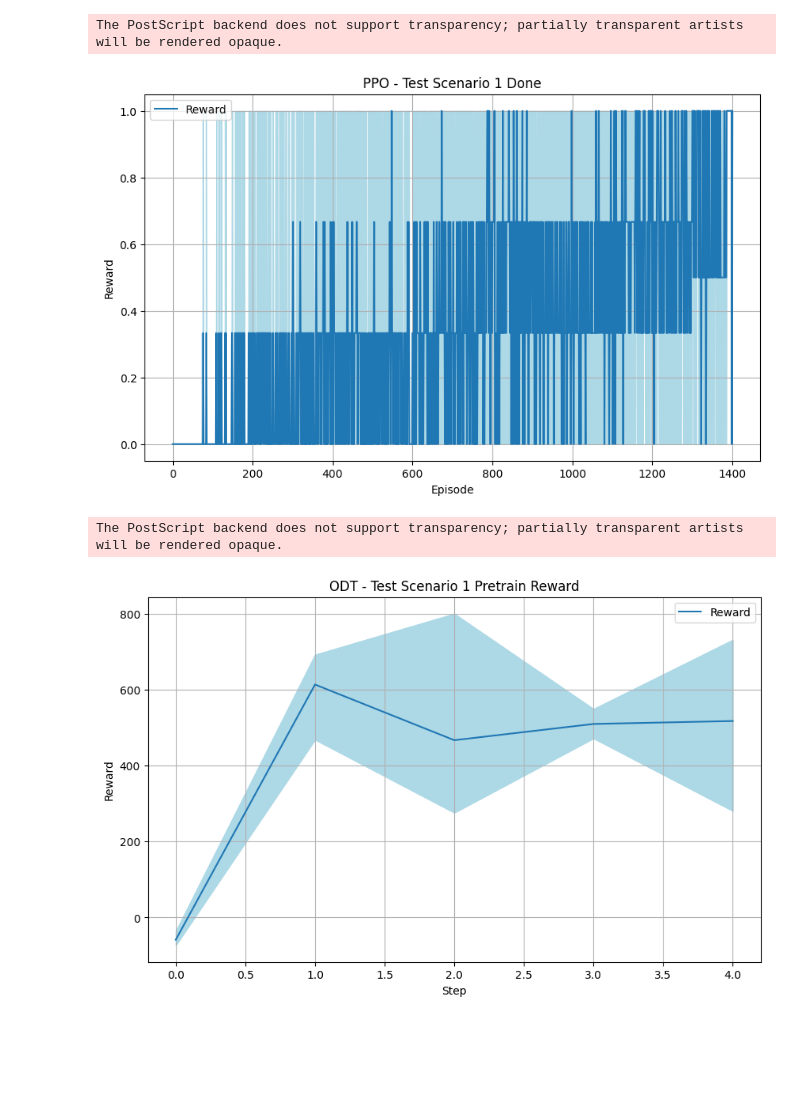
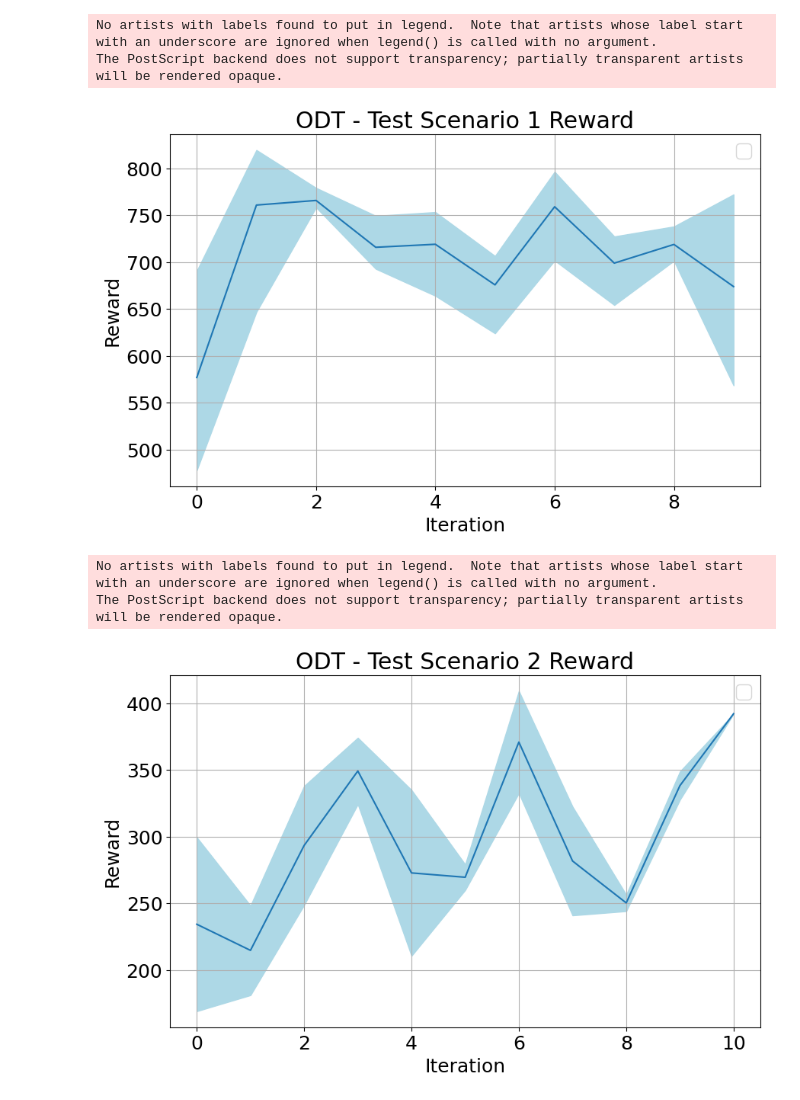
Before and after one commit to rikulehtonen/testgen-benchmarks, a Jupyter notebook: testing/graphs/graphs.ipynb, the cells around one changed output. Saved outputs shown, nothing was run; the diff lists cells and outputs as text; code cells hidden in the pictures; blank space fills up the shorter version.

Commit message:
updated graphs

```diff
--- a/testing/graphs/graphs.ipynb
+++ b/testing/graphs/graphs.ipynb
@@ -1,6 +1,8 @@
 # %%
 import pandas as pd
 import matplotlib.pyplot as plt
+
+plt.rcParams.update({'font.size': 12})
 
 # Replace 'your_file.csv' with the path to your actual CSV file
 file_path = 'ppo_pretraining.csv'
@@ -19,11 +21,11 @@ lighter_color = '#ADD8E6'  # Light blue color, you can adjust as needed
 
 # Plotting the data
 plt.figure(figsize=(10, 6))
-plt.plot(df_filtered["Step"], df_filtered["Group: ppo_pretraining - ep_reward"], label="Reward")
-plt.fill_between(df_filtered["Step"], df_filtered["Group: ppo_pretraining - ep_reward__MIN"], df_filtered["Group: ppo_pretraining - ep_reward__MAX"], color=lighter_color)
+plt.plot(df_filtered["Step"], df_filtered["Group: ppo_pretraining - ep_reward"], color="#ff8c00")
+plt.fill_between(df_filtered["Step"], df_filtered["Group: ppo_pretraining - ep_reward__MIN"], df_filtered["Group: ppo_pretraining - ep_reward__MAX"], color="#fed8b1")
 plt.xlabel("Episode")
 plt.ylabel("Reward")
-plt.title("PPO - Pretraining")
+plt.title("PPO - Pre-training Reward")
 plt.legend()
 plt.grid(True)
 
@@ -38,4 +41,5 @@ The PostScript backend does not support transparency; partially transparent arti
 # %%
+plt.rcParams.update({'font.size': 18})
 # Replace 'your_file.csv' with the path to your actual CSV file
 file_path = 'ppo_tc2.csv'
 
@@ -53,7 +57,7 @@ lighter_color = '#ADD8E6'  # Light blue color, you can adjust as needed
 
 # Plotting the data
 plt.figure(figsize=(10, 6))
-plt.plot(df_filtered["Step"], df_filtered["Group: PPO_TC2 - ep_reward"], label="Reward")
+plt.plot(df_filtered["Step"], df_filtered["Group: PPO_TC2 - ep_reward"])
 plt.fill_between(df_filtered["Step"], df_filtered["Group: PPO_TC2 - ep_reward__MIN"], df_filtered["Group: PPO_TC2 - ep_reward__MAX"], color=lighter_color)
 plt.xlabel("Episode")
 plt.ylabel("Reward")
@@ -106,4 +147,5 @@ The PostScript backend does not support transparency; partially transparent arti
 # %%
+plt.rcParams.update({'font.size': 18})
 # Replace 'your_file.csv' with the path to your actual CSV file
 file_path = 'ppo_tc1.csv'
 
@@ -111,7 +153,7 @@ file_path = 'ppo_tc1.csv'
 df = pd.read_csv(file_path)
 
 # Set the maximum step you want to display
-max_step = 1400
+max_step = 1000
 
 # Filter the dataframe to include only rows with 'Step' less than or equal to max_step
 df_filtered = df[df["Step"] <= max_step]
@@ -121,7 +163,7 @@ lighter_color = '#ADD8E6'  # Light blue color, you can adjust as needed
 
 # Plotting the data
 plt.figure(figsize=(10, 6))
-plt.plot(df_filtered["Step"], df_filtered["Group: PPO_TC1 - ep_reward"], label="Reward")
+plt.plot(df_filtered["Step"], df_filtered["Group: PPO_TC1 - ep_reward"])
 plt.fill_between(df_filtered["Step"], df_filtered["Group: PPO_TC1 - ep_reward__MIN"], df_filtered["Group: PPO_TC1 - ep_reward__MAX"], color=lighter_color)
 plt.xlabel("Episode")
 plt.ylabel("Reward")
@@ -140,40 +257,43 @@ The PostScript backend does not support transparency; partially transparent arti
 # %%
 # Replace 'your_file.csv' with the path to your actual CSV file
-file_path = 'ppo_tc1_done.csv'
+file_path = 'odt_tc1.csv'
 
 # Load data from CSV file
 df = pd.read_csv(file_path)
 
 # Set the maximum step you want to display
-max_step = 1400
+#max_step = 1400
+
+df_filtered = df
 
 # Filter the dataframe to include only rows with 'Step' less than or equal to max_step
-df_filtered = df[df["Step"] <= max_step]
+#df_filtered = df[df["Step"] <= max_step]
 
 # Define lighter color for the fill area
 lighter_color = '#ADD8E6'  # Light blue color, you can adjust as needed
 
 # Plotting the data
 plt.figure(figsize=(10, 6))
-plt.plot(df_filtered["Step"], df_filtered["Group: PPO_TC1 - is_done"], label="Reward")
-plt.fill_between(df_filtered["Step"], df_filtered["Group: PPO_TC1 - is_done__MIN"], df_filtered["Group: PPO_TC1 - is_done__MAX"], color=lighter_color)
-plt.xlabel("Episode")
+plt.plot(df_filtered["Step"], df_filtered["Group: ODT_TC1 - evaluation/target_1600_return_mean"])
+plt.fill_between(df_filtered["Step"], df_filtered["Group: ODT_TC1 - evaluation/target_1600_return_mean__MIN"], df_filtered["Group: ODT_TC1 - evaluation/target_1600_return_mean__MAX"], color=lighter_color)
+plt.xlabel("Iteration")
 plt.ylabel("Reward")
-plt.title("PPO - Test Scenario 1 Done")
+plt.title("ODT - Test Scenario 1 Reward")
 plt.legend()
 plt.grid(True)
 
 # Save the plot as an EPS file
-plt.savefig("ppo_tc1_done.eps", format='eps', bbox_inches='tight')
+plt.savefig("odt_tc1.eps", format='eps', bbox_inches='tight')
 
 # Display the plot
 plt.show()
 # %% [output]
+No artists with labels found to put in legend.  Note that artists whose label start with an underscore are ignored when legend() is called with no argument.
 The PostScript backend does not support transparency; partially transparent artists will be rendered opaque.
-[figure, old version]
+[figure, new version]
 # %%
 # Replace 'your_file.csv' with the path to your actual CSV file
-file_path = 'odt_tc1_pre.csv'
+file_path = 'odt_tc2.csv'
 
 # Load data from CSV file
 df = pd.read_csv(file_path)
@@ -191,19 +311,20 @@ lighter_color = '#ADD8E6'  # Light blue color, you can adjust as needed
 
 # Plotting the data
 plt.figure(figsize=(10, 6))
-plt.plot(df_filtered["Step"], df_filtered["Group: ODT_TC1_pretraining - evaluation/target_1000_return_mean"], label="Reward")
-plt.fill_between(df_filtered["Step"], df_filtered["Group: ODT_TC1_pretraining - evaluation/target_1000_return_mean__MIN"], df_filtered["Group: ODT_TC1_pretraining - evaluation/target_1000_return_mean__MAX"], color=lighter_color)
-plt.xlabel("Step")
+plt.plot(df_filtered["Step"], df_filtered["Group: ODT_TC2 - evaluation/target_1600_return_mean"])
+plt.fill_between(df_filtered["Step"], df_filtered["Group: ODT_TC2 - evaluation/target_1600_return_mean__MIN"], df_filtered["Group: ODT_TC2 - evaluation/target_1600_return_mean__MAX"], color=lighter_color)
+plt.xlabel("Iteration")
 plt.ylabel("Reward")
-plt.title("ODT - Test Scenario 1 Pretrain Reward")
+plt.title("ODT - Test Scenario 2 Reward")
 plt.legend()
 plt.grid(True)
 
 # Save the plot as an EPS file
-plt.savefig("odt_tc1_pre.eps", format='eps', bbox_inches='tight')
+plt.savefig("odt_tc2.eps", format='eps', bbox_inches='tight')
 
 # Display the plot
 plt.show()
 # %% [output]
+No artists with labels found to put in legend.  Note that artists whose label start with an underscore are ignored when legend() is called with no argument.
 The PostScript backend does not support transparency; partially transparent artists will be rendered opaque.
-[figure, old version]
+[figure, new version]
```
Also changed, not shown: parts of 11 cells of this notebook, 12 other files.
